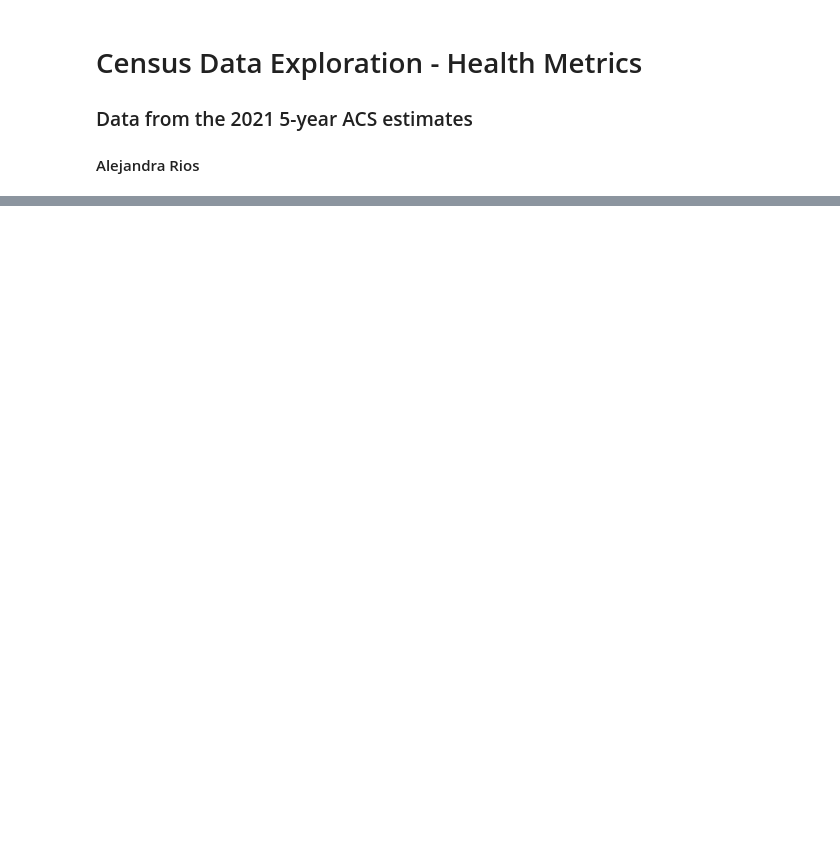
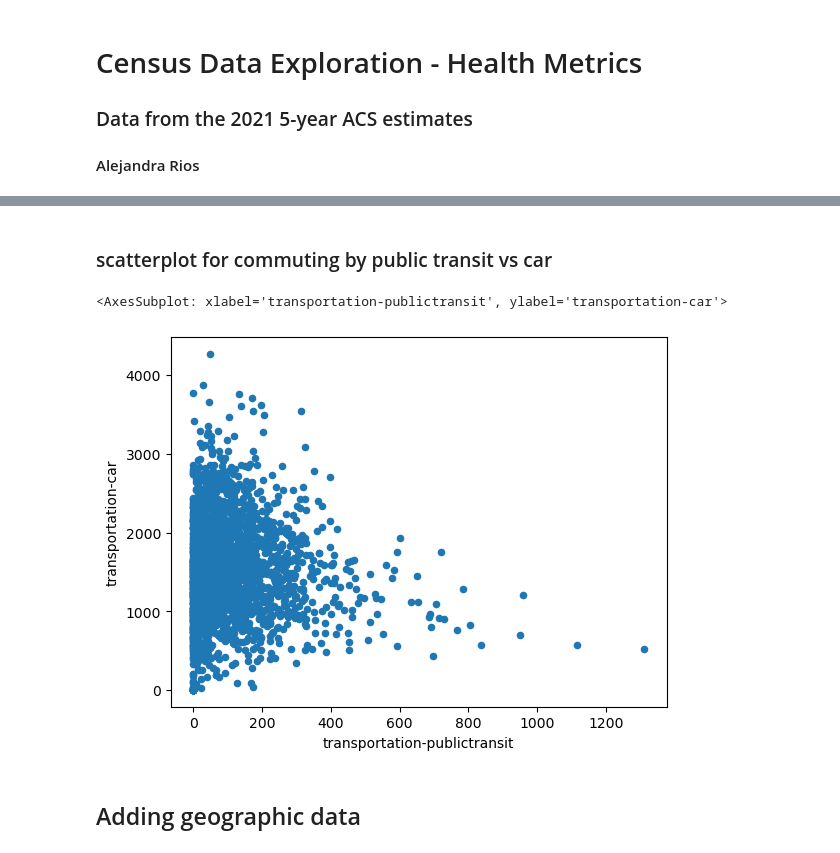
Before and after one commit to rg-al/UP221-cargo, a Jupyter notebook: Census Data Exploration/alejandra-insurance-disability.ipynb, the cells around one changed output, grey strips where cells are left out. Drawn from its saved outputs; the diff is of its cells as text; code cells hidden in the pictures; blank space fills up the shorter version.

```diff
--- a/Census Data Exploration/alejandra-insurance-disability.ipynb
+++ b/Census Data Exploration/alejandra-insurance-disability.ipynb
@@ -13,0 +233,9 @@ df = pd.read_csv('data/R13280610_SL140.csv')
+# %% [markdown]
+### scatterplot for commuting by public transit vs car
+# %%
+df2.plot.scatter(x='transportation-publictransit',y='transportation-car')
+# %% [output]
+<AxesSubplot: xlabel='transportation-publictransit', ylabel='transportation-car'>
+[figure, added]
+# %% [markdown]
+## Adding geographic data
```
Also changed, not shown: parts of 57 cells of this notebook, 1 other file.
